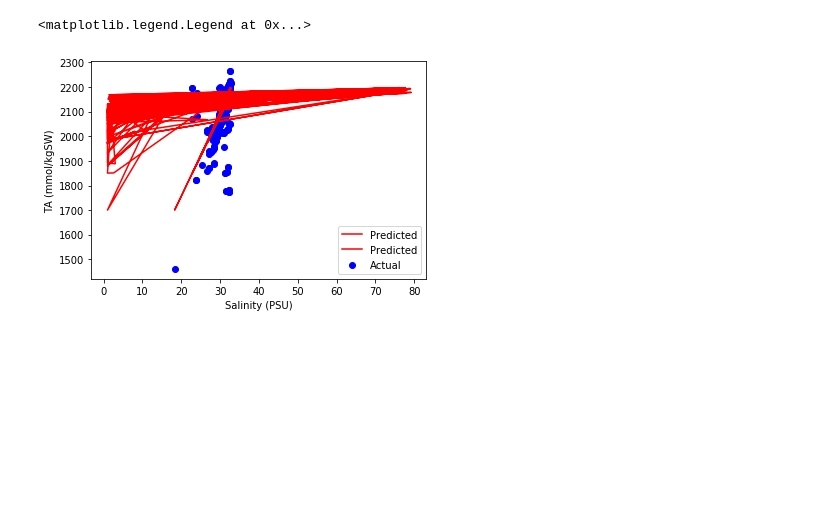
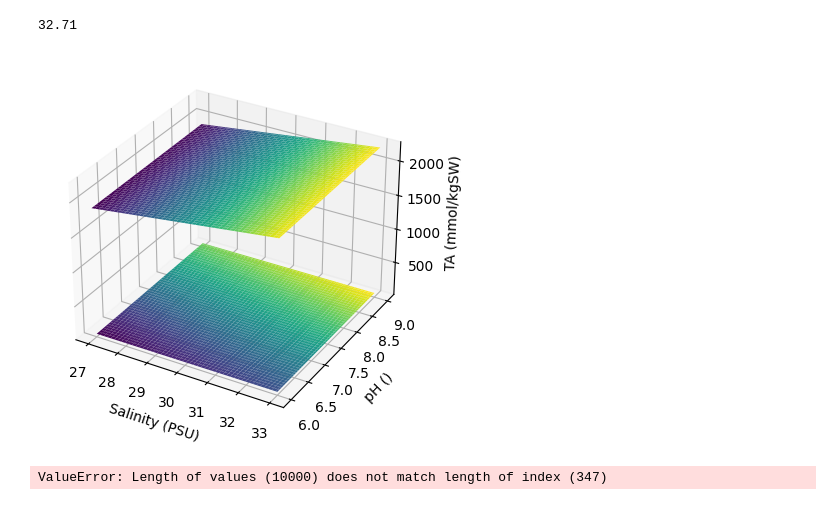
Before and after one commit to becklabs/oa-modeling, a Jupyter notebook: code/dataAnalysis/SalTARelationship.ipynb, the cells around one changed output. Saved outputs shown, nothing was run; the diff lists cells and outputs as text; code cells hidden in the pictures; blank space fills up the shorter version.

```diff
--- a/code/dataAnalysis/SalTARelationship.ipynb
+++ b/code/dataAnalysis/SalTARelationship.ipynb
@@ -88,3 +86,45 @@ plt.show()
+# %%
+# Bayesian Ridge Regression
+X1 = sal_and_ta_no_outliers['SAL (PSU)'].values.reshape(-1, 1)
+X2 = sal_and_ta_no_outliers['pH ()'].values.reshape(-1, 1)
+X = np.concatenate((X1, X2), axis=1)
+Y = sal_and_ta_no_outliers['TA in (mmol/kgSW)'].values.reshape(-1, 1)
+bayesian_regressor = BayesianRidge()
+bayesian_regressor.fit(X, Y)
+Y_pred = bayesian_regressor.predict(X)
+# %%
+sal_and_ta_no_outliers['SAL (PSU)'].max()
+# %% [output]
+32.71
+# %%
+# Visualize the predictions with a mesh and the uncertainty as a second mesh
+x1 = np.linspace(27, 33, 100)
+x2 = np.linspace(6, 9, 100)
+X1, X2 = np.meshgrid(x1, x2)
+X = np.concatenate((X1.reshape(-1, 1), X2.reshape(-1, 1)), axis=1)
+
+
+
+Y_pred, Y_std = bayesian_regressor.predict(X, return_std=True)
+
+Y_pred = Y_pred.reshape(100, 100)
+Y_std = Y_std.reshape(100, 100)
+
+fig = plt.figure()
+
+ax = fig.add_subplot(111, projection='3d')
+
+ax.plot_surface(X1, X2, Y_pred, cmap='viridis', edgecolor='none')
+
+ax.plot_surface(X1, X2, Y_std, cmap='viridis', edgecolor='none')
+
+ax.set_xlabel('Salinity (PSU)')
+
+ax.set_ylabel('pH ()')
+ax.set_zlabel('TA (mmol/kgSW)')
+plt.show()
+# %% [output]
+[figure, added]
 # %%
 # Use depth and salinity to predict TA
 # Create a new dataframe with only the columns we need
@@ -100,10 +140,9 @@ Y_pred = linear_regressor.predict(X)  # make predictions
 
 # Plot the data and the regression
 plt.scatter(sal_and_ta['SAL (PSU)'], sal_and_ta['TA in (mmol/kgSW)'], color='blue', label='Actual')
-plt.plot(X, Y_pred, color='red', label='Predicted')
+plt.plot(sal_and_ta['SAL (PSU)'], Y_pred, color='red', label='Predicted')
 plt.xlabel('Salinity (PSU)')
 plt.ylabel('TA (mmol/kgSW)')
 plt.legend()
 # %% [output]
-<matplotlib.legend.Legend at 0x...>
+ValueError: Length of values (10000) does not match length of index (347)
-[figure, removed]
```
Also changed, not shown: parts of 10 cells of this notebook, 13 other files.
